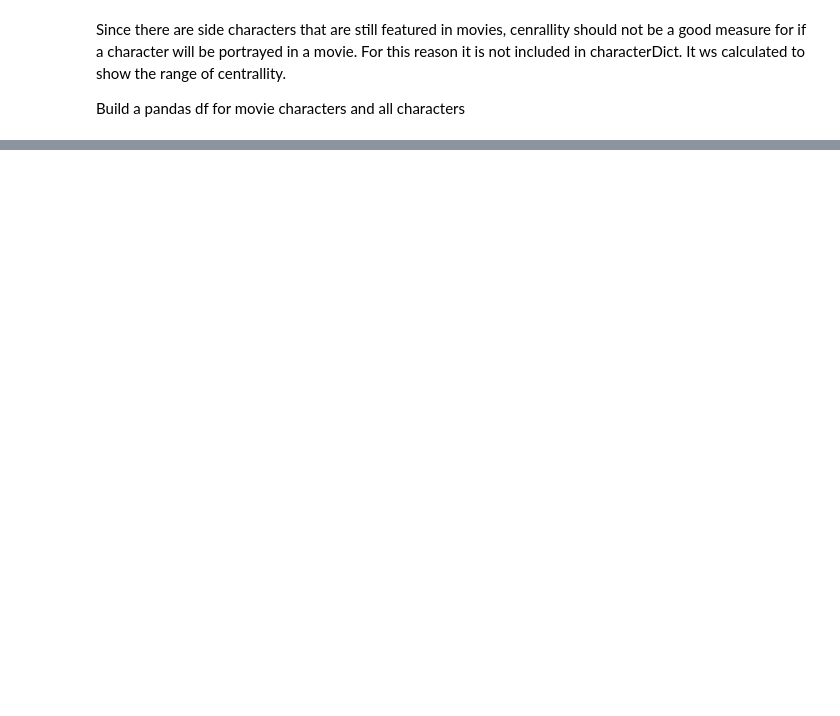
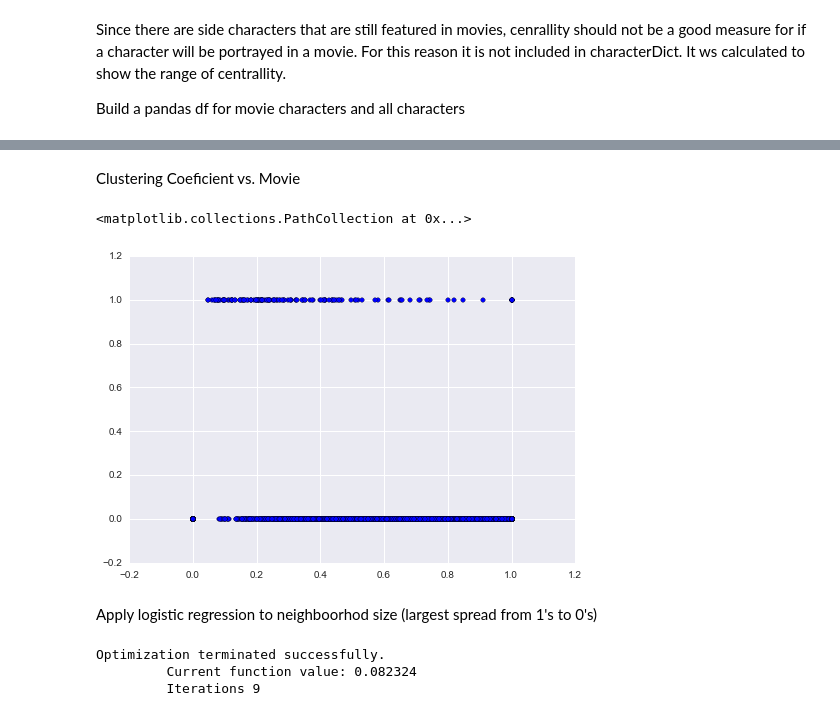
Before and after one commit to Konti6793/spring-2015-homeworks, a Jupyter notebook: submissions/FinalProject/FinalProject.ipynb, the cells around one changed output, grey strips where cells are left out. Drawn from its saved outputs; the diff is of its cells as text; code cells hidden in the pictures; blank space fills up the shorter version.

```diff
--- a/submissions/FinalProject/FinalProject.ipynb
+++ b/submissions/FinalProject/FinalProject.ipynb
@@ -175,0 +201,20 @@ Clustering coefficient does not seem to be a good metric sence there are books n
+# %% [markdown]
+Clustering Coeficient vs. Movie
+# %%
+plt.scatter(characterFrame.clustering_coefficient, characterFrame.Movie)
+# %% [output]
+<matplotlib.collections.PathCollection at 0x...>
+[figure, added]
+# %% [markdown]
+Apply logistic regression to neighboorhod size (largest spread from 1's to 0's)
+# %%
+train_cols = characterFrame.columns[0:3]
+
+logit = sm.Logit(characterFrame['Movie'], characterFrame[train_cols])
+
+# fit the model
+result = logit.fit()
+# %% [output]
+Optimization terminated successfully.
+         Current function value: 0.082324
+         Iterations 9
```
Also changed, not shown: parts of 11 cells of this notebook.
